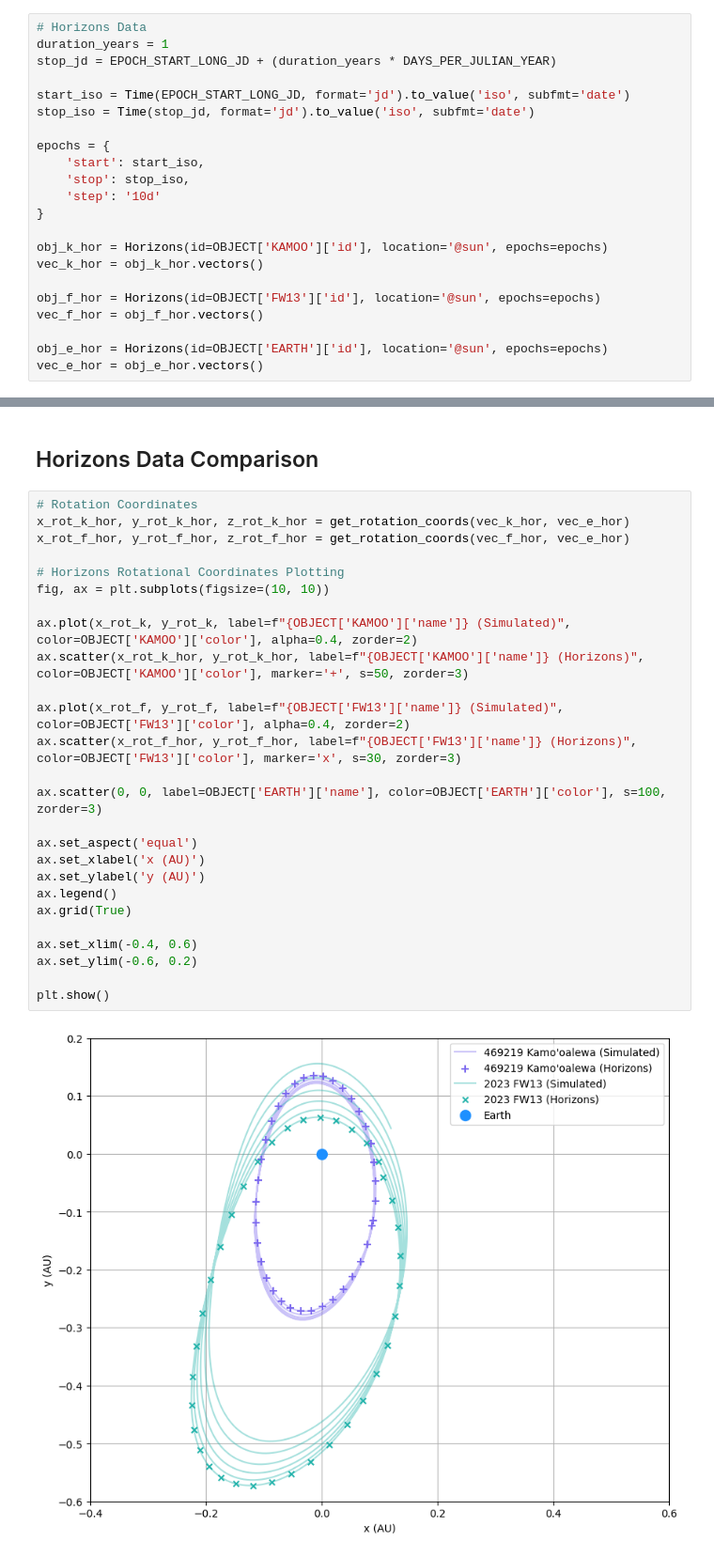
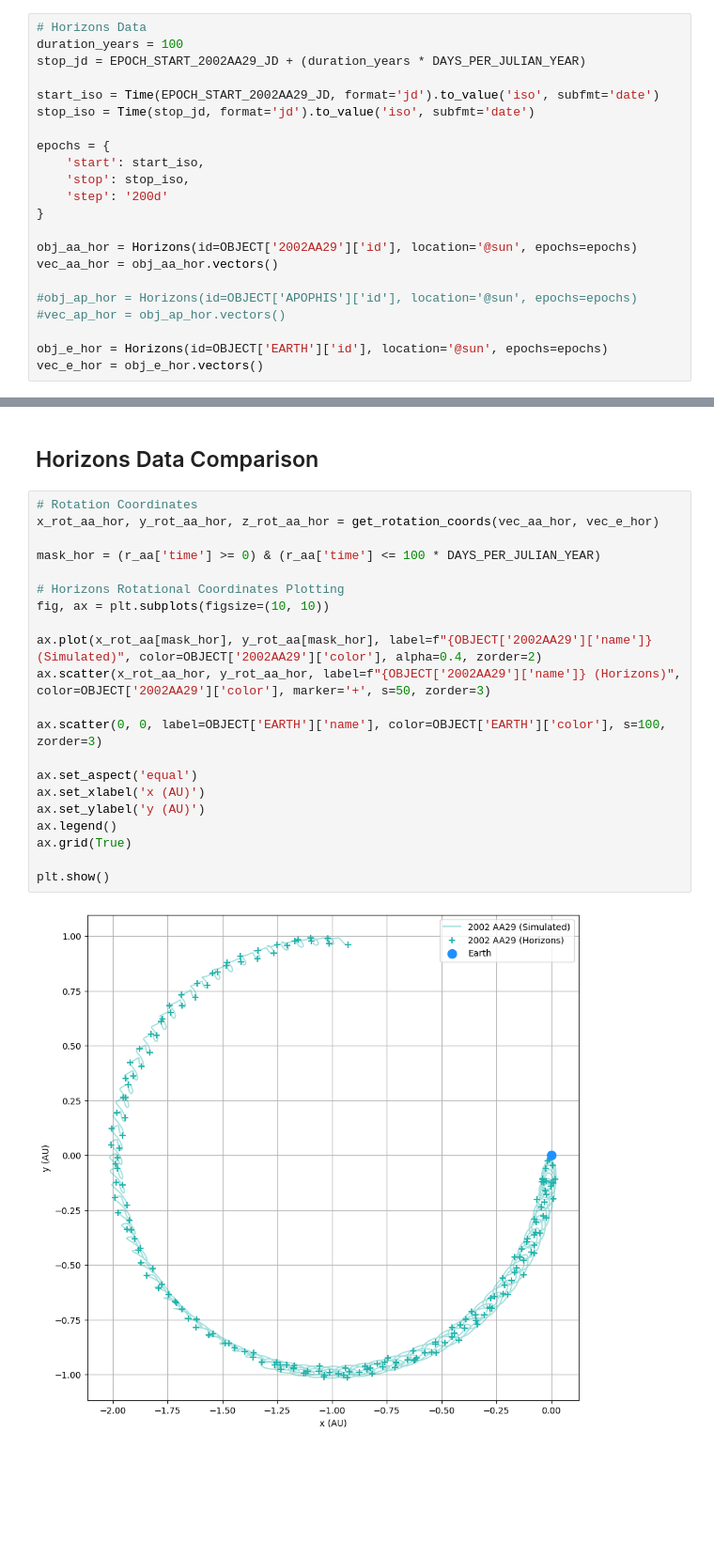
Before and after one commit to shami-momo/Workspace, a Jupyter notebook: solar_astro/NEA/NEA.ipynb, the cells around one changed output, grey strips where cells are left out. Shown at 94% size. Drawn from its saved outputs; the diff is of its cells as text; blank space fills up the shorter version.

```diff
--- a/solar_astro/NEA/NEA.ipynb
+++ b/solar_astro/NEA/NEA.ipynb
@@ -64,22 +58,22 @@ r_e_enc = pd.read_csv('Apophis_encounter/EARTH.aei', sep='\s+', skiprows=4, name
 # %%
 # Horizons Data
-duration_years = 1
-stop_jd = EPOCH_START_LONG_JD + (duration_years * DAYS_PER_JULIAN_YEAR)
+duration_years = 100
+stop_jd = EPOCH_START_2002AA29_JD + (duration_years * DAYS_PER_JULIAN_YEAR)
 
-start_iso = Time(EPOCH_START_LONG_JD, format='jd').to_value('iso', subfmt='date')
+start_iso = Time(EPOCH_START_2002AA29_JD, format='jd').to_value('iso', subfmt='date')
 stop_iso = Time(stop_jd, format='jd').to_value('iso', subfmt='date')
 
 epochs = {
     'start': start_iso,
     'stop': stop_iso,
-    'step': '10d'
+    'step': '200d'
 }
 
-obj_k_hor = Horizons(id=OBJECT['KAMOO']['id'], location='@sun', epochs=epochs)
-vec_k_hor = obj_k_hor.vectors()
+obj_aa_hor = Horizons(id=OBJECT['2002AA29']['id'], location='@sun', epochs=epochs)
+vec_aa_hor = obj_aa_hor.vectors()
 
-obj_f_hor = Horizons(id=OBJECT['FW13']['id'], location='@sun', epochs=epochs)
-vec_f_hor = obj_f_hor.vectors()
+#obj_ap_hor = Horizons(id=OBJECT['APOPHIS']['id'], location='@sun', epochs=epochs)
+#vec_ap_hor = obj_ap_hor.vectors()
 
 obj_e_hor = Horizons(id=OBJECT['EARTH']['id'], location='@sun', epochs=epochs)
 vec_e_hor = obj_e_hor.vectors()
@@ -196,29 +291,24 @@ plt.show()
 ## Horizons Data Comparison
 # %%
 # Rotation Coordinates
-x_rot_k_hor, y_rot_k_hor, z_rot_k_hor = get_rotation_coords(vec_k_hor, vec_e_hor)
-x_rot_f_hor, y_rot_f_hor, z_rot_f_hor = get_rotation_coords(vec_f_hor, vec_e_hor)
+x_rot_aa_hor, y_rot_aa_hor, z_rot_aa_hor = get_rotation_coords(vec_aa_hor, vec_e_hor)
+
+mask_hor = (r_aa['time'] >= 0) & (r_aa['time'] <= 100 * DAYS_PER_JULIAN_YEAR)
 
 # Horizons Rotational Coordinates Plotting
 fig, ax = plt.subplots(figsize=(10, 10))
 
-ax.plot(x_rot_k, y_rot_k, label=f"{OBJECT['KAMOO']['name']} (Simulated)", color=OBJECT['KAMOO']['color'], alpha=0.4, zorder=2)
-ax.scatter(x_rot_k_hor, y_rot_k_hor, label=f"{OBJECT['KAMOO']['name']} (Horizons)", color=OBJECT['KAMOO']['color'], marker='+', s=50, zorder=3)
-
-ax.plot(x_rot_f, y_rot_f, label=f"{OBJECT['FW13']['name']} (Simulated)", color=OBJECT['FW13']['color'], alpha=0.4, zorder=2)
-ax.scatter(x_rot_f_hor, y_rot_f_hor, label=f"{OBJECT['FW13']['name']} (Horizons)", color=OBJECT['FW13']['color'], marker='x', s=30, zorder=3)
+ax.plot(x_rot_aa[mask_hor], y_rot_aa[mask_hor], label=f"{OBJECT['2002AA29']['name']} (Simulated)", color=OBJECT['2002AA29']['color'], alpha=0.4, zorder=2)
+ax.scatter(x_rot_aa_hor, y_rot_aa_hor, label=f"{OBJECT['2002AA29']['name']} (Horizons)", color=OBJECT['2002AA29']['color'], marker='+', s=50, zorder=3)
 
 ax.scatter(0, 0, label=OBJECT['EARTH']['name'], color=OBJECT['EARTH']['color'], s=100, zorder=3)
 
 ax.set_aspect('equal')
 ax.set_xlabel('x (AU)')
 ax.set_ylabel('y (AU)')
 ax.legend()
 ax.grid(True)
 
-ax.set_xlim(-0.4, 0.6)
-ax.set_ylim(-0.6, 0.2)
-
 plt.show()
 # %% [output]
-[figure, old version]
+[figure, new version]
```
Also changed, not shown: parts of 11 cells of this notebook, 18 other files.
